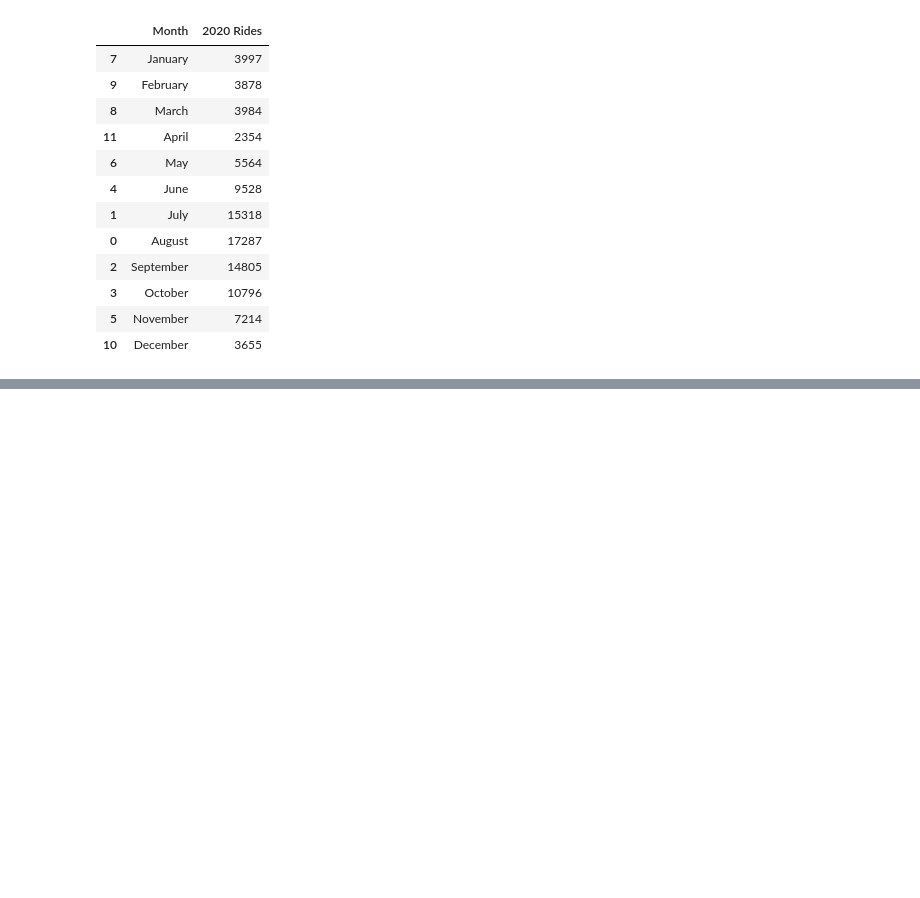
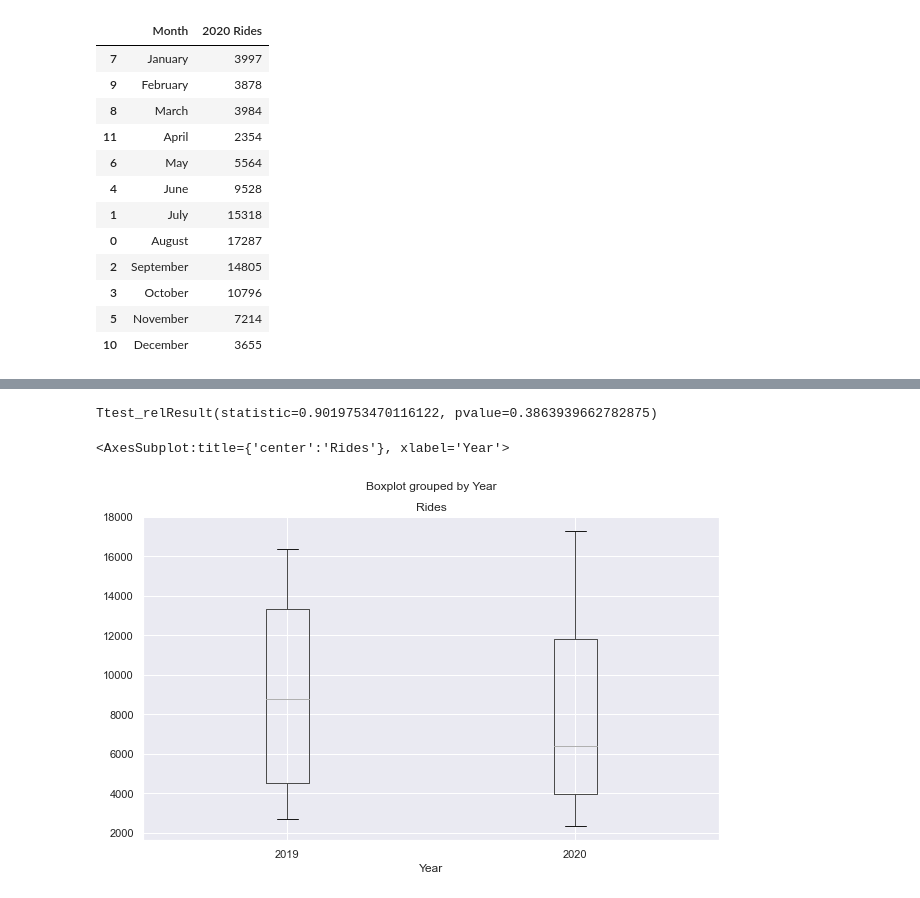
Before and after one commit to Slainte91/COVID-movement, a Jupyter notebook: divvy/divvy.ipynb, the cells around one changed output, grey strips where cells are left out. Saved outputs shown, nothing was run; the diff lists cells and outputs as text; code cells hidden in the pictures; blank space fills up the shorter version.

```diff
--- a/divvy/divvy.ipynb
+++ b/divvy/divvy.ipynb
@@ -221,0 +227,8 @@ plt.show()
+# %%
+div19cnt.rename(columns = {'2019 Rides':'Rides'},inplace=True)
+div20cnt.rename(columns = {'2020 Rides':'Rides'},inplace=True)
+div19cnt.insert(0, 'Year', '2019')
+div20cnt.insert(0, 'Year', '2020')
+frames = [div19cnt,div20cnt]
+divvydata = pd.concat(frames)
+divvydata
@@ -221,0 +298,14 @@ plt.show()
+# %%
+# https://www.marsja.se/how-to-use-python-to-perform-a-paired-sample-t-test/
+d19=divvydata.query('Year =="2019"')['Rides']
+d20=divvydata.query('Year =="2020"')['Rides']
+
+# Python paired sample t-test
+ttest_rel(d19, d20)
+# %% [output]
+Ttest_relResult(statistic=0.9019753470116122, pvalue=0.3863939662782875)
+# %%
+divvydata.boxplot("Rides", by="Year", figsize=(10, 6))
+# %% [output]
+<AxesSubplot:title={'center':'Rides'}, xlabel='Year'>
+[figure, added]
```
Also changed, not shown: parts of 10 cells of this notebook, 2 other files.
